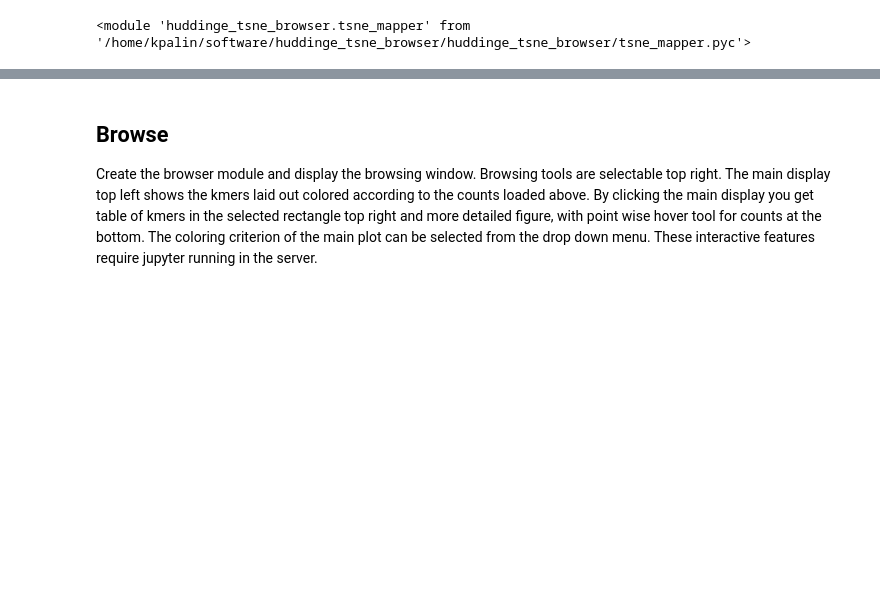
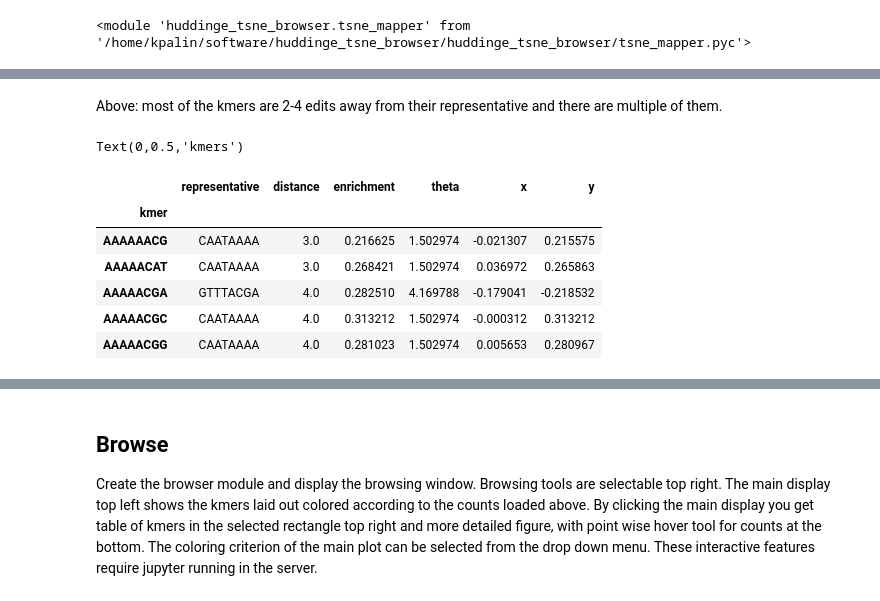
Before and after one commit to kpalin/huddinge_tsne_browser, a Jupyter notebook: examples/Huddinge TSNE browser 2.ipynb, the cells around one changed output, grey strips where cells are left out. Saved outputs shown, nothing was run; the diff lists cells and outputs as text; code cells hidden in the pictures; blank space fills up the shorter version.

```diff
--- a/examples/Huddinge TSNE browser 2.ipynb
+++ b/examples/Huddinge TSNE browser 2.ipynb
@@ -354,0 +519,4 @@ tsne.compute_spectral()
+# %%
+%pdb off
+ret = circle_map_anchors(loc_max)
+ret[3:]
@@ -354,0 +541,9 @@ tsne.compute_spectral()
+# %%
+enrichment_r=ret[1]
+# %%
+representatives = huddinge_mat.loc[enrichment_r.index]
+representatives.index.name="representative"
+representatives.columns.name="kmer"
+
+representatives = representatives[representatives==representatives.min()].T.stack()
+representatives.name="distance"
@@ -354,0 +569,54 @@ tsne.compute_spectral()
+# %% [markdown]
+Above: most of the kmers are 2-4 edits away from their representative and there are multiple of them.
+# %%
+import matplotlib.pyplot as plt
+fig,axs=plt.subplots(2,1)
+representatives.groupby(level=["kmer"]).size().value_counts().sort_index().plot("bar",ax=axs[0])
+#plt.title("Number of closest anchors")
+#plt.ylabel("Number of kmers")
+#plt.xlabel("Number of representatives")
+
+representatives.groupby(level=["kmer"]).min().value_counts().sort_index().plot("bar",ax=axs[1])
+axs[1].set_xlabel("Distance to representative")
+axs[0].set_xlabel("Number of candidaterepresentatives")
+axs[0].set_ylabel("kmers")
+axs[1].set_ylabel("kmers")
+# %% [output]
+Text(0,0.5,'kmers')
+# %%
+#enrichment_r = selected_kmers_HOXB13["HOXB13"].loc[ret[1].index]
+
+
+
+# Position anchors
+theta_angle = ret[1]
+enrichment_r = data.loc["HOXB13"].loc[theta_angle.index,"mean_ln_fold"]
+anchors_x = polar2cartesian(enrichment_r,theta_angle)
+anchors_x["enrichment"] = enrichment_r
+
+
+
+#Position others
+single_rep = representatives.groupby("kmer").apply(lambda x:x.sample(1))
+single_rep.index.names=["d"] + list(single_rep.index.names)[1:]
+single_rep=single_rep.reset_index("d",drop=True).reset_index("representative")
+single_rep["enrichment"] = data.loc["HOXB13"].loc[single_rep.index,"mean_ln_fold"].values
+single_rep["theta"] = theta_angle[single_rep.representative].values
+
+
+# Add angular jitter
+jitter_span = 2*np.pi/100.0*single_rep.distance
+
+
+single_rep[["x","y"]] = polar2cartesian(single_rep.enrichment,
+                single_rep.theta + np.random.uniform(low=-jitter_span,high=jitter_span,size=len(jitter_span)) )
+# %%
+single_rep.head()
+# %% [output]
+|  | representative | distance | enrichment | theta | x | y |
+| kmer |  |  |  |  |  |  |
+| AAAAAACG | CAATAAAA | 3.0 | 0.216625 | 1.502974 | -0.021307 | 0.215575 |
+| AAAAACAT | CAATAAAA | 3.0 | 0.268421 | 1.502974 | 0.036972 | 0.265863 |
+| AAAAACGA | GTTTACGA | 4.0 | 0.282510 | 4.169788 | -0.179041 | -0.218532 |
+| AAAAACGC | CAATAAAA | 4.0 | 0.313212 | 1.502974 | -0.000312 | 0.313212 |
+| AAAAACGG | CAATAAAA | 4.0 | 0.281023 | 1.502974 | 0.005653 | 0.280967 |
```
Also changed, not shown: parts of 52 cells of this notebook, 1 other file.
